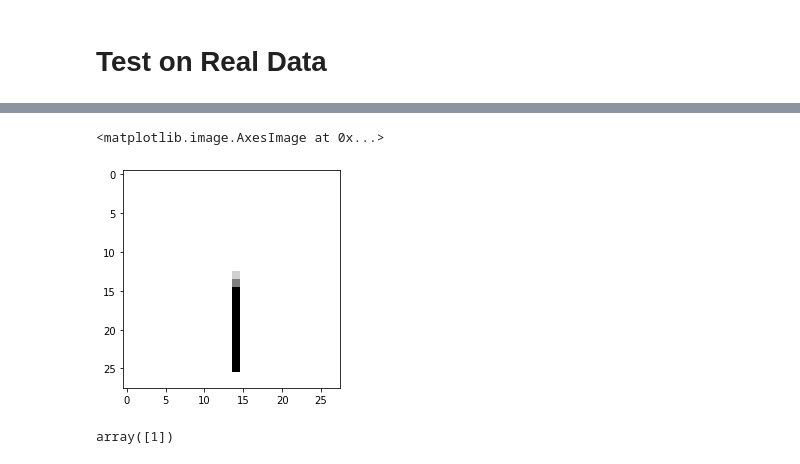
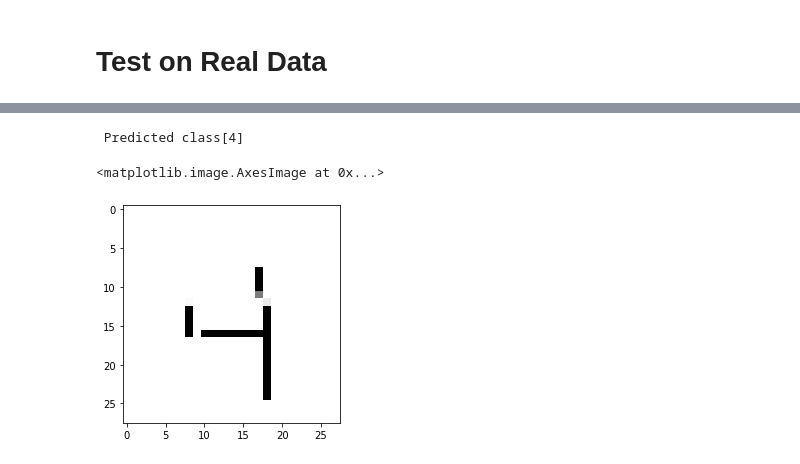
Before and after one commit to diannejardinez/cnn-for-computer-vision, a Jupyter notebook: CNN-MNIST-digits/MNIST-CNN-Digits.ipynb, the cells around one changed output, grey strips where cells are left out. Cells and saved outputs as stored; diff of their text form; code cells hidden in the pictures.

```diff
--- a/CNN-MNIST-digits/MNIST-CNN-Digits.ipynb
+++ b/CNN-MNIST-digits/MNIST-CNN-Digits.ipynb
@@ -370,11 +362,31 @@ plt.imshow(img.reshape(28, 28), cmap=plt.cm.Greys)
-# %%
-img = 1 - img
-plt.imshow(img.reshape(28, 28), cmap=plt.cm.Greys)
-# %% [output]
-<matplotlib.image.AxesImage at 0x...>
-[figure, removed]
-# %%
-# Make predictions
-model.predict_classes(img)
-# %% [output]
-array([1])
+# %%
+import os
+from tensorflow.keras.preprocessing import image
+from tensorflow.keras.preprocessing.image import img_to_array
+
+# Load image
+filepath = "Images/single_number_4.png"
+image_size = (28,28)
+im = image.load_img(filepath, target_size=image_size, color_mode="grayscale")
+
+# Convert image to a numpy array
+image = img_to_array(im)
+
+# Scale the image pixels to max pixel value 255
+image /= 255
+
+
+# Flatten into a 1x28*28 array
+img = image.flatten().reshape(-1, 28*28)
+img = 1 - img
+
+# Make predictions
+prediction_array = model.predict_classes(img)
+print(f" Predicted class{prediction_array}")
+
+# Plot image prediction
+plt.imshow(img.reshape(28, 28), cmap=plt.cm.Greys)
+# %% [output]
+ Predicted class[4]
+<matplotlib.image.AxesImage at 0x...>
+[figure, added]
```
Also changed, not shown: parts of 14 cells of this notebook, 5 other files.
